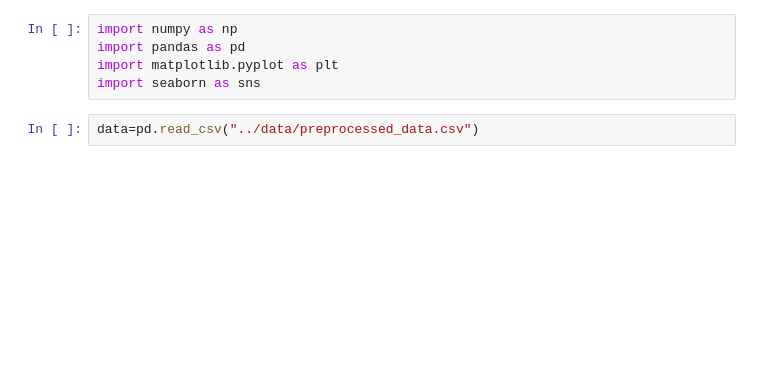
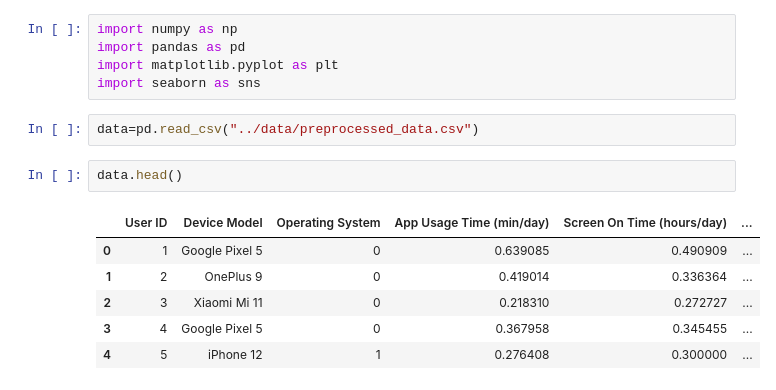
Before and after one commit to shruti-1007/mobile-usage-insights, a Jupyter notebook: notebooks/ios_vs_android.ipynb, the cells around one changed output. Saved outputs shown, nothing was run; the diff lists cells and outputs as text; blank space fills up the shorter version.

```diff
--- a/notebooks/ios_vs_android.ipynb
+++ b/notebooks/ios_vs_android.ipynb
@@ -5,4 +5,13 @@ import matplotlib.pyplot as plt
 import seaborn as sns
 # %%
 data=pd.read_csv("../data/preprocessed_data.csv")
+# %%
+data.head()
+# %% [output]
+|  | User ID | Device Model | Operating System | App Usage Time (min/day) | Screen On Time (hours/day) | ... |
+| 0 | 1 | Google Pixel 5 | 0 | 0.639085 | 0.490909 | ... |
+| 1 | 2 | OnePlus 9 | 0 | 0.419014 | 0.336364 | ... |
+| 2 | 3 | Xiaomi Mi 11 | 0 | 0.218310 | 0.272727 | ... |
+| 3 | 4 | Google Pixel 5 | 0 | 0.367958 | 0.345455 | ... |
+| 4 | 5 | iPhone 12 | 1 | 0.276408 | 0.300000 | ... |
 # %%
```
Also changed, not shown: parts of 3 cells of this notebook, 5 other files.
